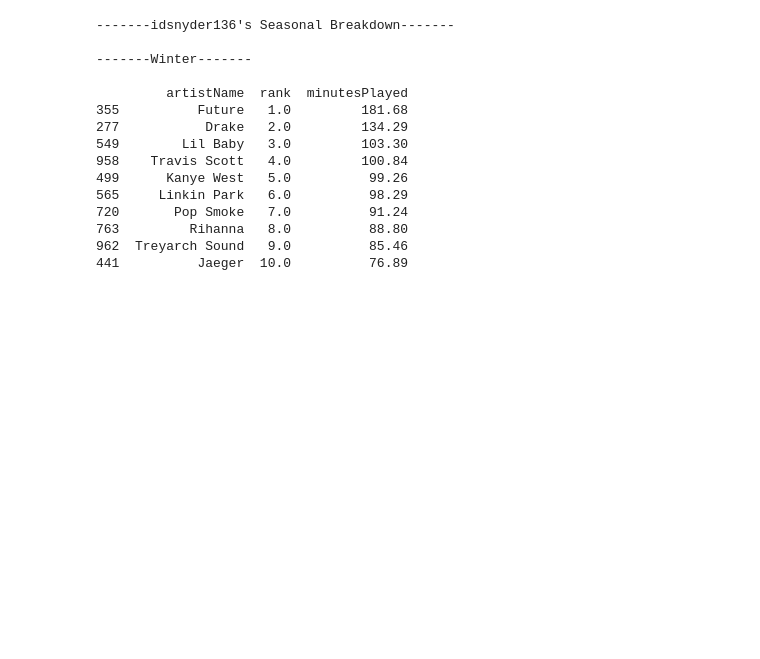
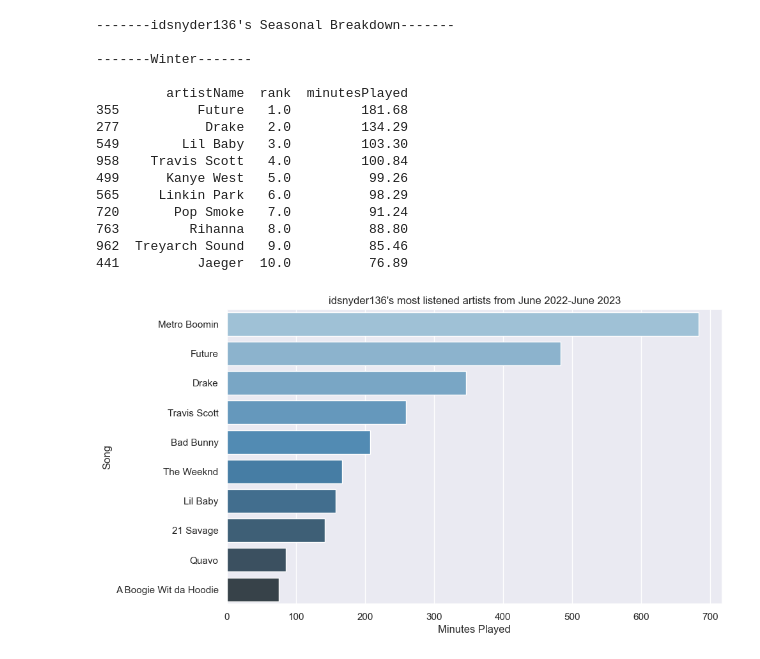
Before and after one commit to iansnyder333/Spotify_Wrapped, a Jupyter notebook: src/VisualiseHistory.ipynb, the cells around one changed output. Saved outputs shown, nothing was run; the diff lists cells and outputs as text; code cells hidden in the pictures; blank space fills up the shorter version.

```diff
--- a/src/VisualiseHistory.ipynb
+++ b/src/VisualiseHistory.ipynb
@@ -104,4 +104,14 @@ print("\n")
 763         Rihanna   8.0          88.80
 962  Treyarch Sound   9.0          85.46
 441          Jaeger  10.0          76.89
+# %%
+df = test.get_season_art("winter")
+plt.figure(figsize=(10, 6)) # Adjust the size of the plot as needed
+sns.barplot(x='minutesPlayed', y="artistName", data=df, palette="Blues_d")
+plt.xlabel('Minutes Played')
+plt.ylabel('Song')
+plt.title(f"{test.id}'s most listened artists from June 2022-June 2023")
+plt.show()
+# %% [output]
+[figure, added]
 # %%
```
Also changed, not shown: parts of 4 cells of this notebook.
